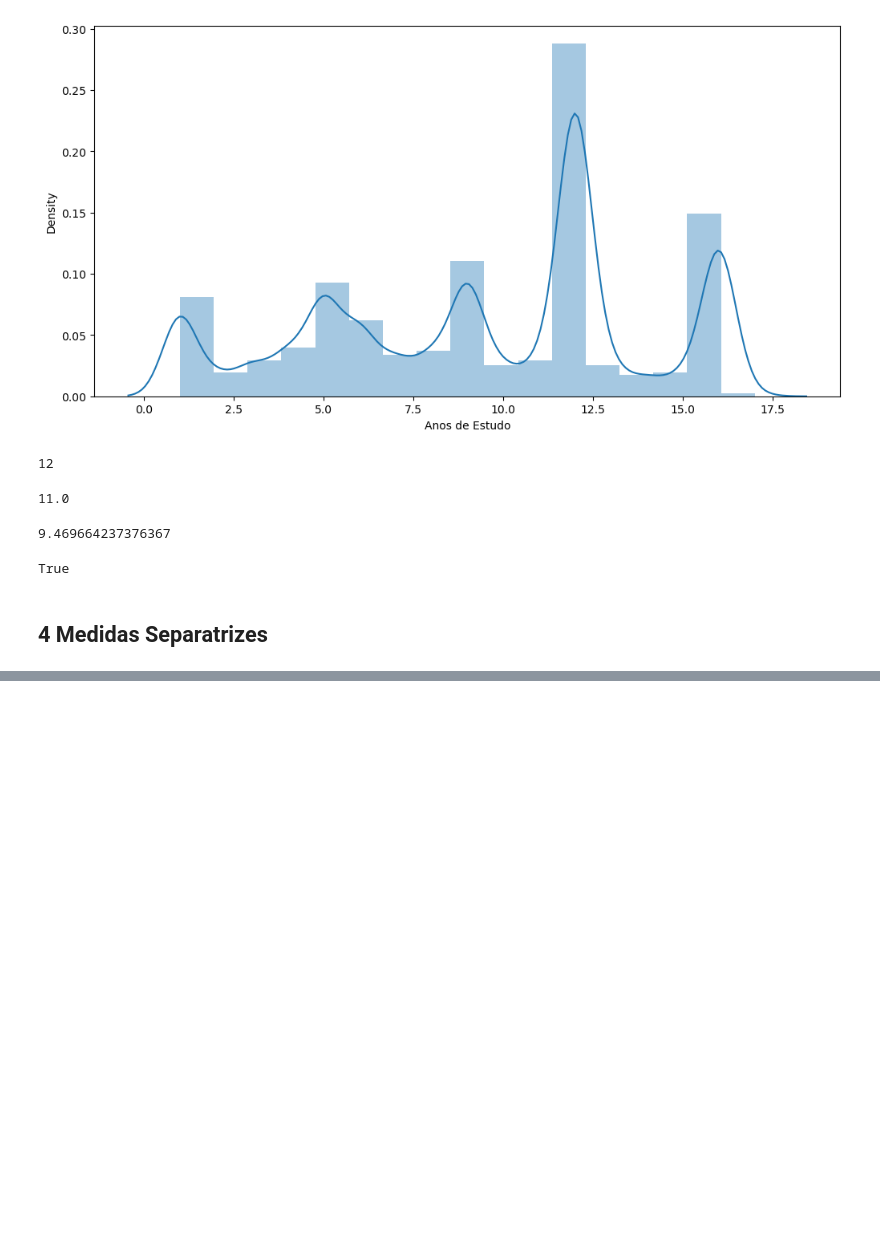
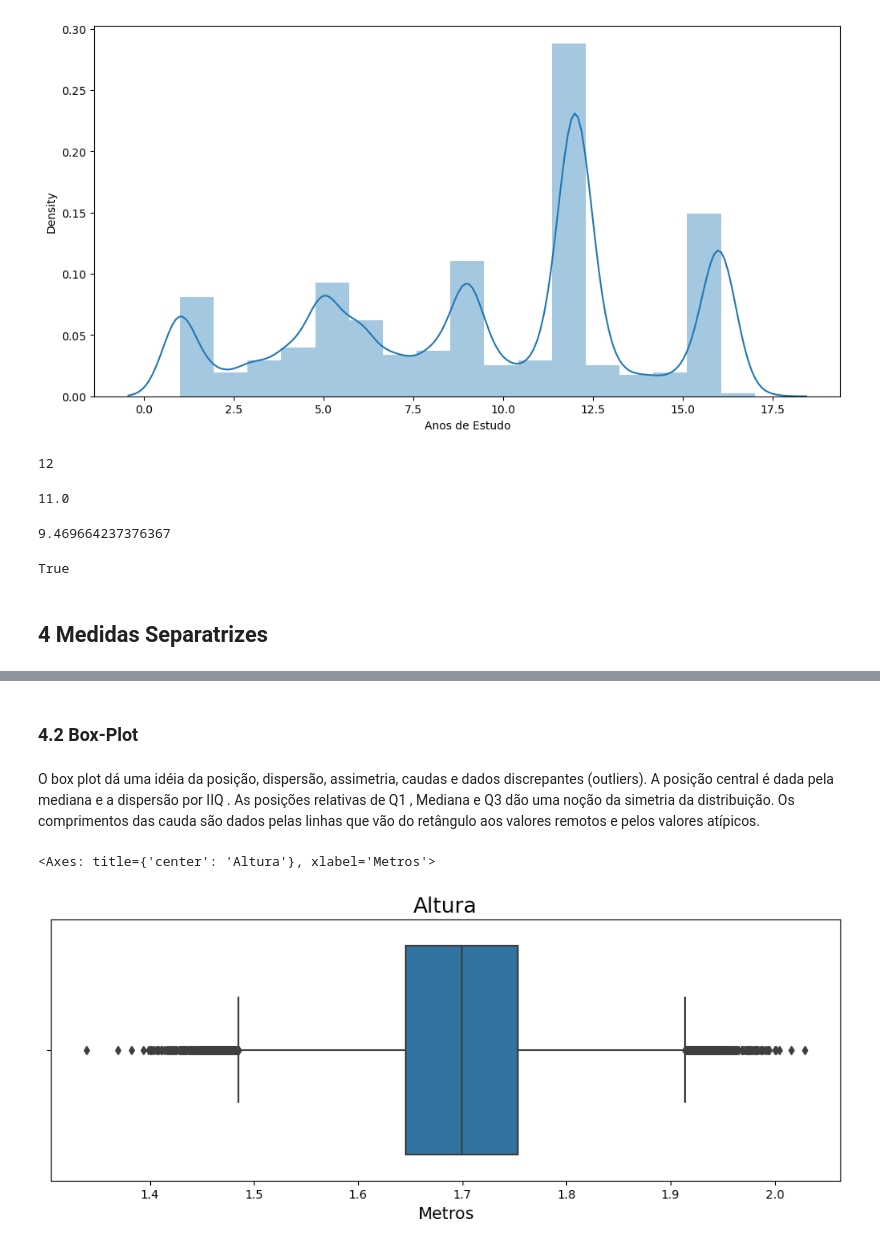
Before and after one commit to ThgMelo/EstatisticaPython, a Jupyter notebook: Estatística com Python - frequências e medidas/Estatistica - Parte 1.ipynb, the cells around one changed output, grey strips where cells are left out. Drawn from its saved outputs; the diff is of its cells as text; code cells hidden in the pictures; blank space fills up the shorter version.

```diff
--- a/Estatística com Python - frequências e medidas/Estatistica - Parte 1.ipynb
+++ b/Estatística com Python - frequências e medidas/Estatistica - Parte 1.ipynb
@@ -1013,0 +1092,13 @@ True
+# %% [markdown]
+### 4.2 Box-Plot
+# %% [markdown]
+O box plot dá uma idéia da posição, dispersão, assimetria, caudas e dados discrepantes (outliers). A posição central é dada pela mediana e a dispersão por  IIQ . As posições relativas de  Q1 ,  Mediana  e  Q3  dão uma noção da simetria da distribuição. Os comprimentos das cauda são dados pelas linhas que vão do retângulo aos valores remotos e pelos valores atípicos.
+# %%
+ax = sns.boxplot(x = 'Altura', data = dados, orient = 'h')
+ax.figure.set_size_inches(12,4)
+ax.set_title('Altura', fontsize = 18 )
+ax.set_xlabel('Metros', fontsize = 14)
+ax
+# %% [output]
+<Axes: title={'center': 'Altura'}, xlabel='Metros'>
+[figure, added]
```
Also changed, not shown: parts of 14 cells of this notebook.
